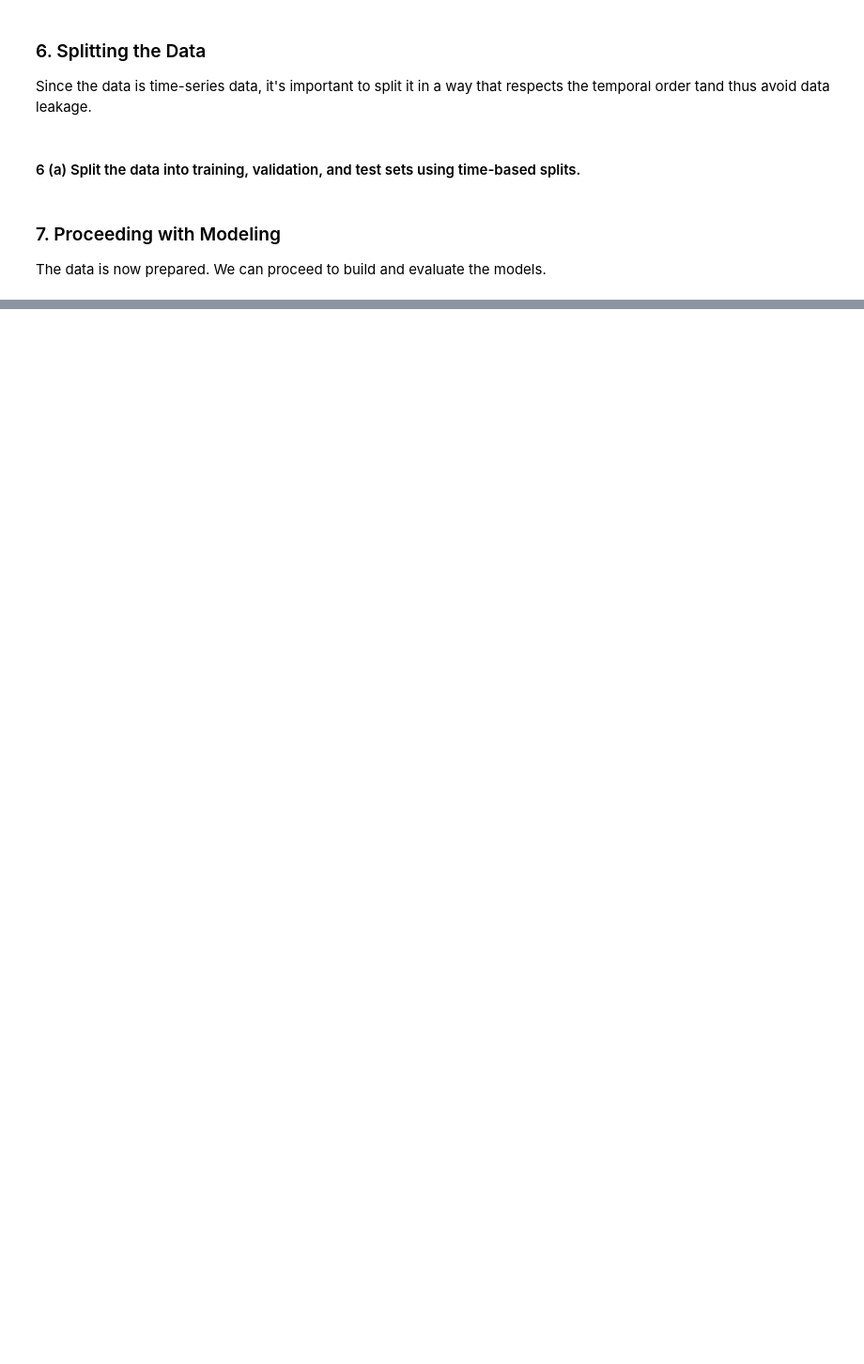
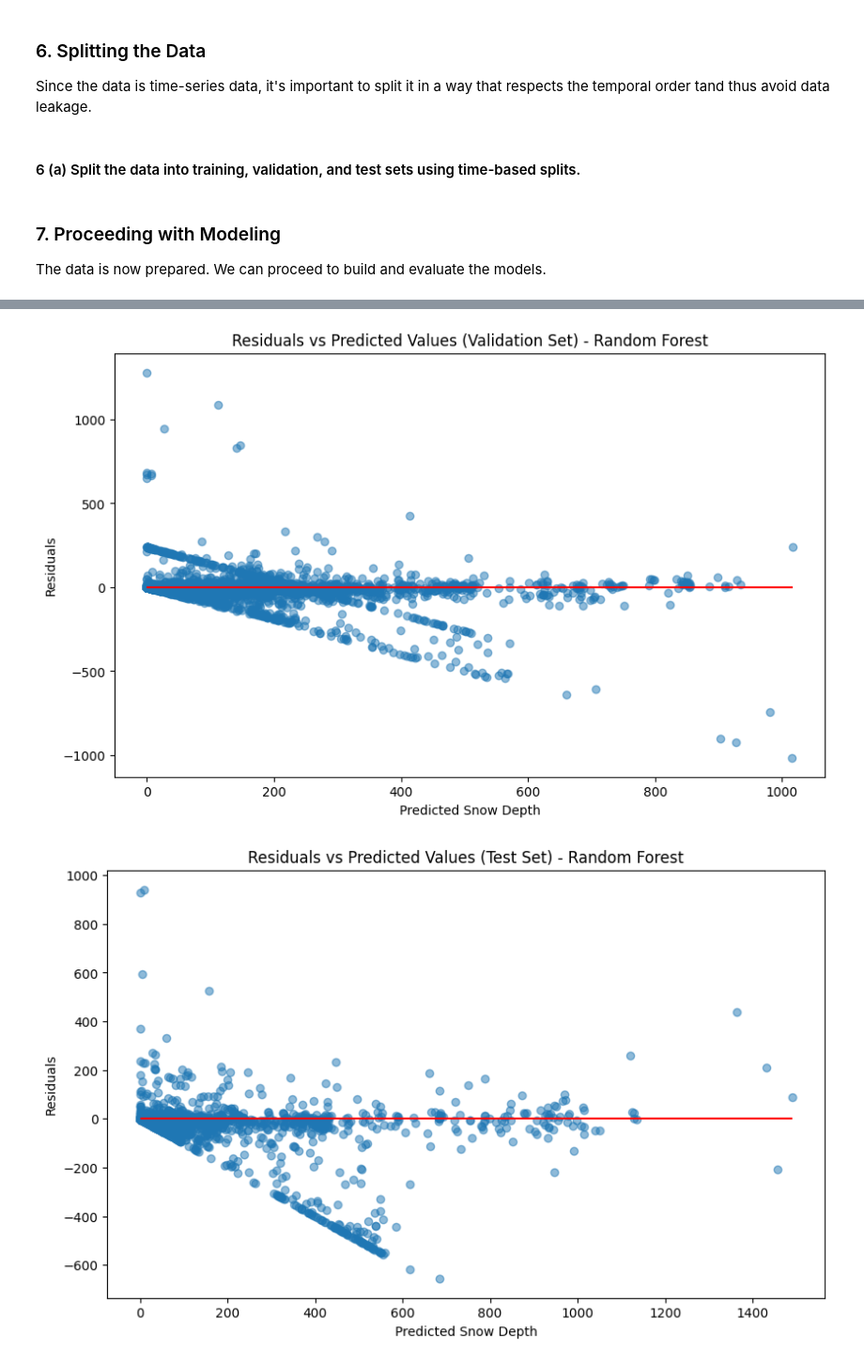
Before and after one commit to SamYatesSmith/SkiSnow, a Jupyter notebook: notebooks/modeling.ipynb, the cells around one changed output, grey strips where cells are left out. Shown at 94% size. Drawn from its saved outputs; the diff is of its cells as text; code cells hidden in the pictures; blank space fills up the shorter version.

Commit message:
Developed Model. Introduced random forest and hyperparameter combis.

```diff
--- a/notebooks/modeling.ipynb
+++ b/notebooks/modeling.ipynb
@@ -115,30 +175,24 @@ Variance Inflation Factors:
 ### 6. Splitting the Data
 
 Since the data is time-series data, it's important to split it in a way that respects the temporal order tand thus avoid data leakage.
-# %%
-# Sort the data by date
-model_data = model_data.sort_values('date').reset_index(drop=True)
-
-# Re-prepare X and y after sorting
-X = model_data[feature_columns]
-y = model_data['snow_depth']
 # %% [markdown]
 #### 6 (a) Split the data into training, validation, and test sets using time-based splits.
 # %%
 # Define the sizes for training, validation, and testing sets
+total_length = len(X)
 train_size = int(0.7 * len(X))
 val_size = int(0.15 * len(X))
-test_size = len(X) - train_size - val_size
+test_size = total_length - train_size - val_size
 
 # Split the data
-X_train = X.iloc[:train_size]
-y_train = y.iloc[:train_size]
+X_train = X.iloc[:train_size].reset_index(drop=True)
+y_train = y.iloc[:train_size].reset_index(drop=True)
 
-X_val = X.iloc[train_size:train_size + val_size]
-y_val = y.iloc[train_size:train_size + val_size]
+X_val = X.iloc[train_size:train_size + val_size].reset_index(drop=True)
+y_val = y.iloc[train_size:train_size + val_size].reset_index(drop=True)
 
-X_test = X.iloc[train_size + val_size:]
-y_test = y.iloc[train_size + val_size:]
+X_test = X.iloc[train_size + val_size:].reset_index(drop=True)
+y_test = y.iloc[train_size + val_size:].reset_index(drop=True)
 # %% [markdown]
 ### 7. Proceeding with Modeling
 
@@ -145,0 +351,23 @@ The data is now prepared.  We can proceed to build and evaluate the models.
+# %%
+# Residuals on validation set
+residuals_val = y_val - y_val_pred
+plt.figure(figsize=(10,6))
+plt.scatter(y_val_pred, residuals_val, alpha=0.5)
+plt.hlines(y=0, xmin=y_val_pred.min(), xmax=y_val_pred.max(), colors='r')
+plt.xlabel('Predicted Snow Depth')
+plt.ylabel('Residuals')
+plt.title('Residuals vs Predicted Values (Validation Set) - Random Forest')
+plt.show()
+
+# Residuals on test set
+residuals_test = y_test - y_test_pred
+plt.figure(figsize=(10,6))
+plt.scatter(y_test_pred, residuals_test, alpha=0.5)
+plt.hlines(y=0, xmin=y_test_pred.min(), xmax=y_test_pred.max(), colors='r')
+plt.xlabel('Predicted Snow Depth')
+plt.ylabel('Residuals')
+plt.title('Residuals vs Predicted Values (Test Set) - Random Forest')
+plt.show()
+# %% [output]
+[figure, added]
+[figure, added]
```
Also changed, not shown: parts of 9 cells of this notebook, 1 other file.
